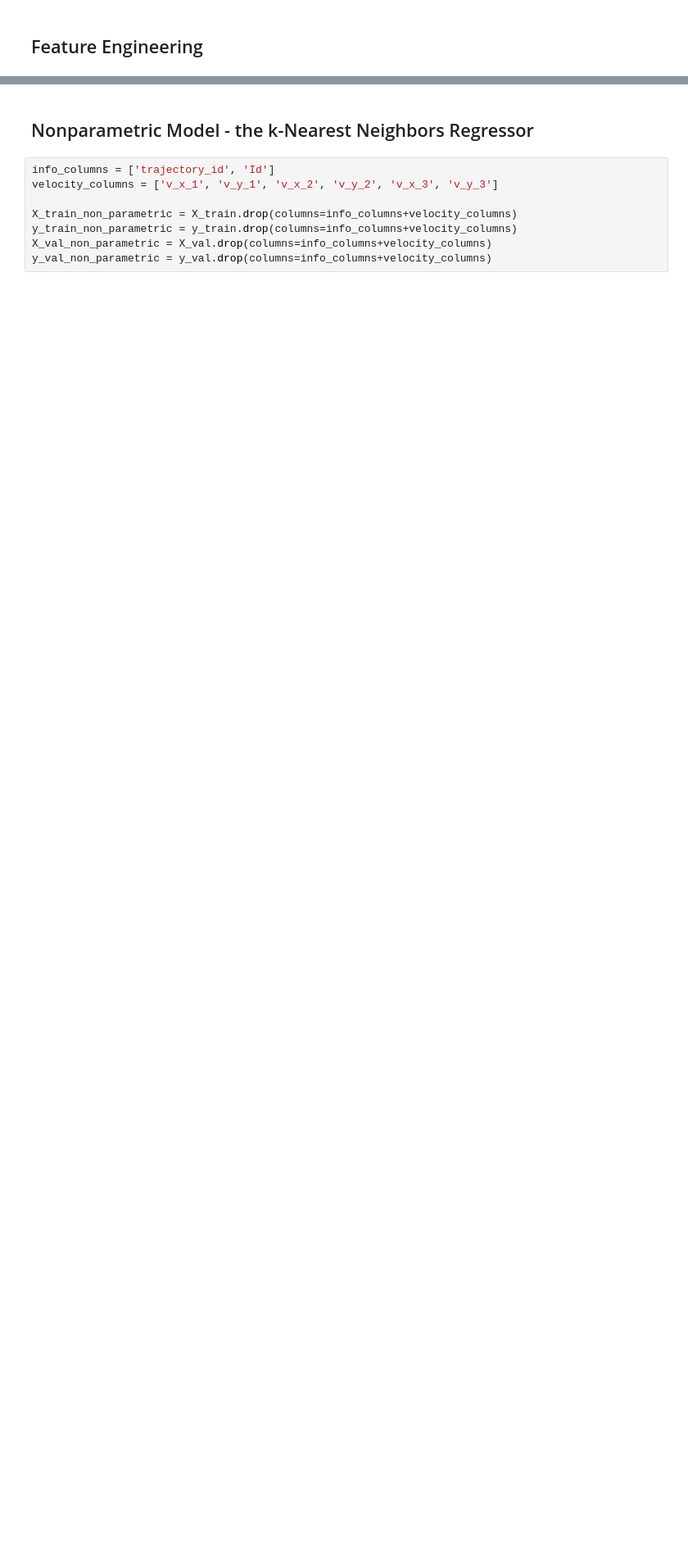
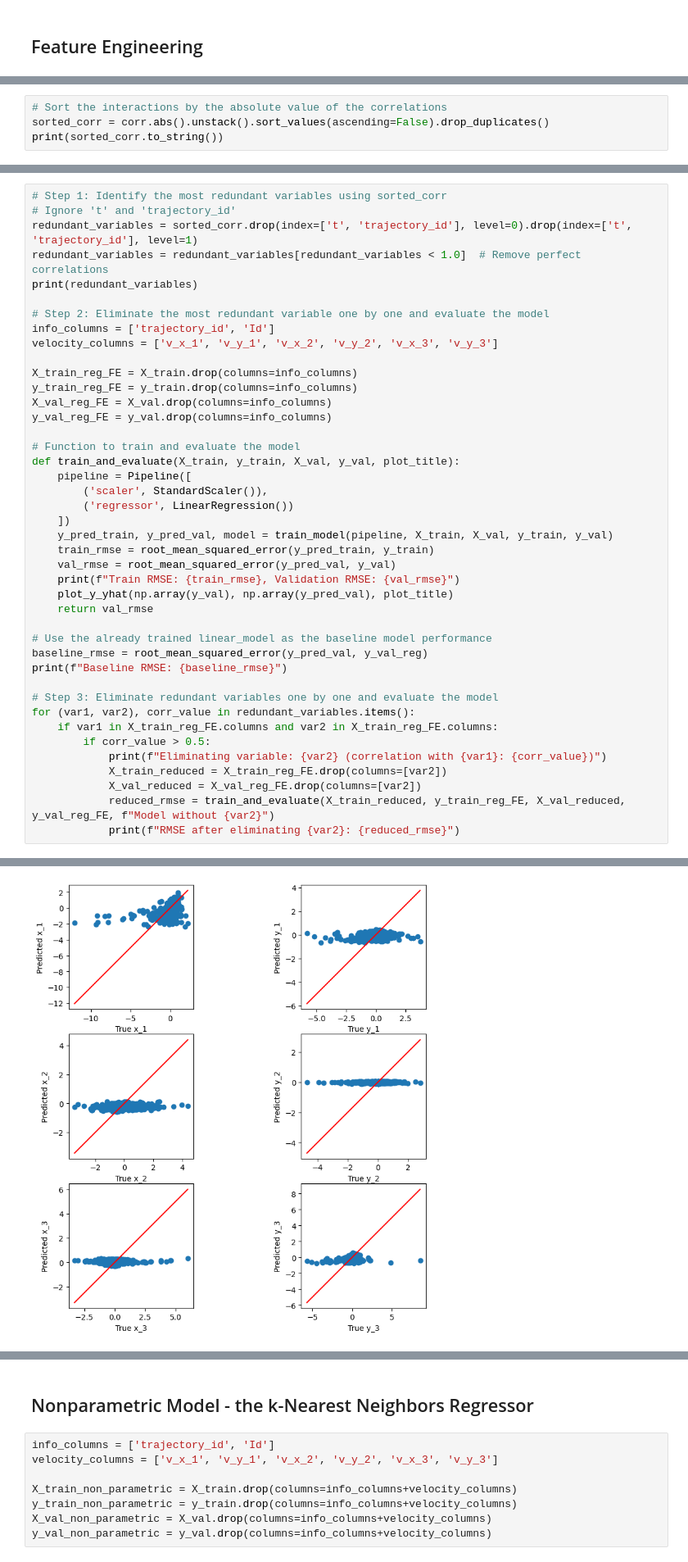
Before and after one commit to filipecolladavid/ThreeBodyProblemML, a Jupyter notebook: model/model_evaluations.ipynb, the cells around one changed output, grey strips where cells are left out. Shown at 82% size. Cells and saved outputs as stored; diff of their text form; blank space fills up the shorter version.

```diff
--- a/model/model_evaluations.ipynb
+++ b/model/model_evaluations.ipynb
@@ -599,0 +609,4 @@ sns.pairplot(df.sample(200), kind="hist")
+# %%
+# Sort the interactions by the absolute value of the correlations
+sorted_corr = corr.abs().unstack().sort_values(ascending=False).drop_duplicates()
+print(sorted_corr.to_string())
@@ -599,0 +639,43 @@ sns.pairplot(df.sample(200), kind="hist")
+# %%
+# Step 1: Identify the most redundant variables using sorted_corr
+# Ignore 't' and 'trajectory_id'
+redundant_variables = sorted_corr.drop(index=['t', 'trajectory_id'], level=0).drop(index=['t', 'trajectory_id'], level=1)
+redundant_variables = redundant_variables[redundant_variables < 1.0]  # Remove perfect correlations
+print(redundant_variables)
+
+# Step 2: Eliminate the most redundant variable one by one and evaluate the model
+info_columns = ['trajectory_id', 'Id']
+velocity_columns = ['v_x_1', 'v_y_1', 'v_x_2', 'v_y_2', 'v_x_3', 'v_y_3']
+
+X_train_reg_FE = X_train.drop(columns=info_columns)
+y_train_reg_FE = y_train.drop(columns=info_columns)
+X_val_reg_FE = X_val.drop(columns=info_columns)
+y_val_reg_FE = y_val.drop(columns=info_columns)
+
+# Function to train and evaluate the model
+def train_and_evaluate(X_train, y_train, X_val, y_val, plot_title):
+    pipeline = Pipeline([
+        ('scaler', StandardScaler()),
+        ('regressor', LinearRegression())
+    ])
+    y_pred_train, y_pred_val, model = train_model(pipeline, X_train, X_val, y_train, y_val)
+    train_rmse = root_mean_squared_error(y_pred_train, y_train)
+    val_rmse = root_mean_squared_error(y_pred_val, y_val)
+    print(f"Train RMSE: {train_rmse}, Validation RMSE: {val_rmse}")
+    plot_y_yhat(np.array(y_val), np.array(y_pred_val), plot_title)
+    return val_rmse
+
+# Use the already trained linear_model as the baseline model performance
+baseline_rmse = root_mean_squared_error(y_pred_val, y_val_reg)
+print(f"Baseline RMSE: {baseline_rmse}")
+
+# Step 3: Eliminate redundant variables one by one and evaluate the model
+for (var1, var2), corr_value in redundant_variables.items():
+    if var1 in X_train_reg_FE.columns and var2 in X_train_reg_FE.columns:
+        if corr_value > 0.5:
+            print(f"Eliminating variable: {var2} (correlation with {var1}: {corr_value})")
+            X_train_reduced = X_train_reg_FE.drop(columns=[var2])
+            X_val_reduced = X_val_reg_FE.drop(columns=[var2])
+            reduced_rmse = train_and_evaluate(X_train_reduced, y_train_reg_FE, X_val_reduced, y_val_reg_FE, f"Model without {var2}")
+            print(f"RMSE after eliminating {var2}: {reduced_rmse}")
+# %% [output]
@@ -599,0 +697 @@ sns.pairplot(df.sample(200), kind="hist")
+[figure, added]
```
Also changed, not shown: parts of 15 cells of this notebook.
